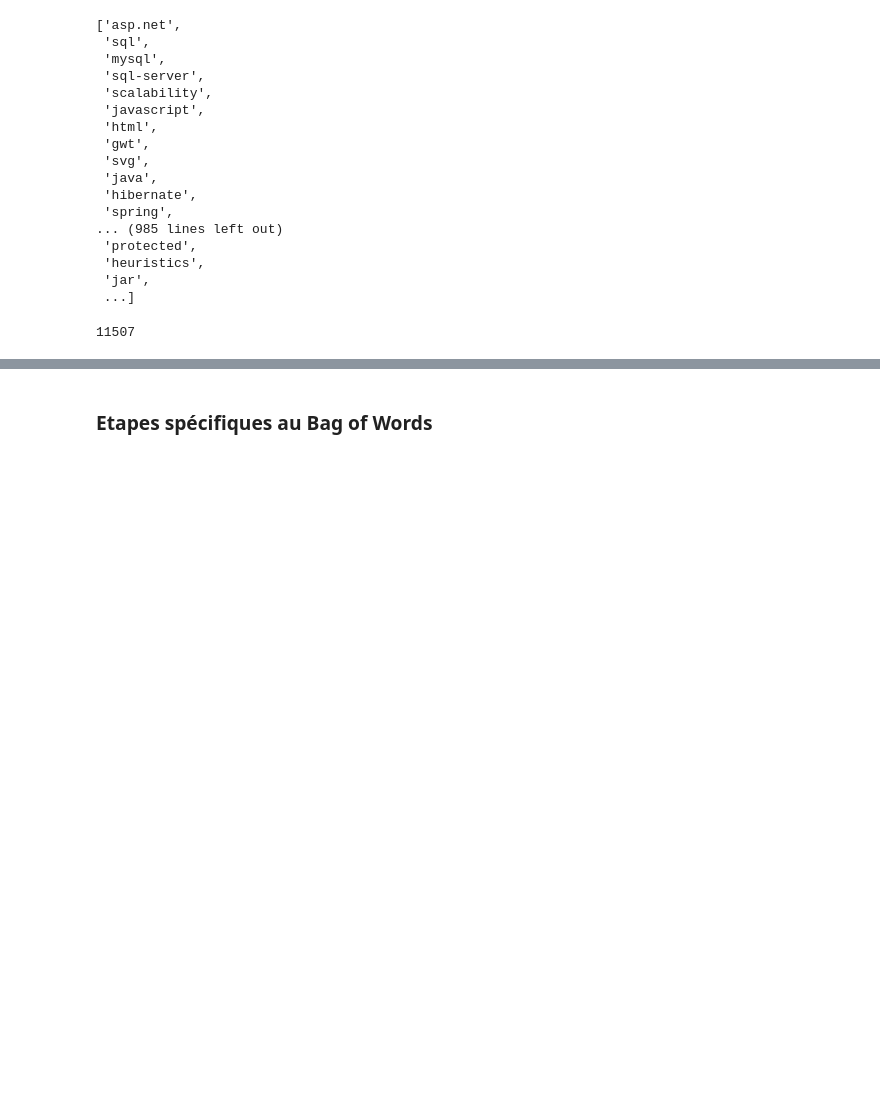
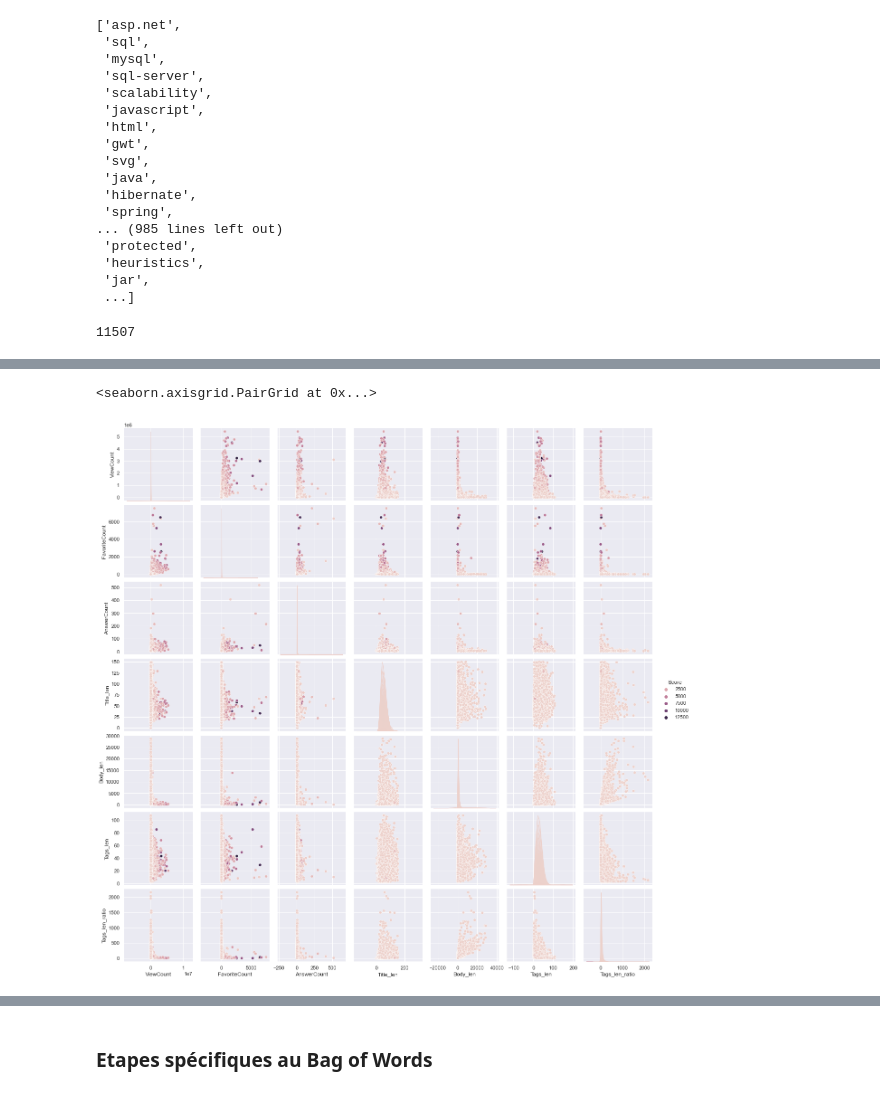
Before and after one commit to nromari/Categoriser-automatiquement-des-questions, a Jupyter notebook: P5_exploration_et_nettoyage.ipynb, the cells around one changed output, grey strips where cells are left out. Cells and saved outputs as stored; diff of their text form; code cells hidden in the pictures; blank space fills up the shorter version.

```diff
--- a/P5_exploration_et_nettoyage.ipynb
+++ b/P5_exploration_et_nettoyage.ipynb
@@ -758,0 +829,5 @@ print(len(tags_liste))
+# %%
+sns.pairplot(data, hue = 'Score')
+# %% [output]
+<seaborn.axisgrid.PairGrid at 0x...>
+[figure, added]
```
Also changed, not shown: parts of 134 cells of this notebook.
